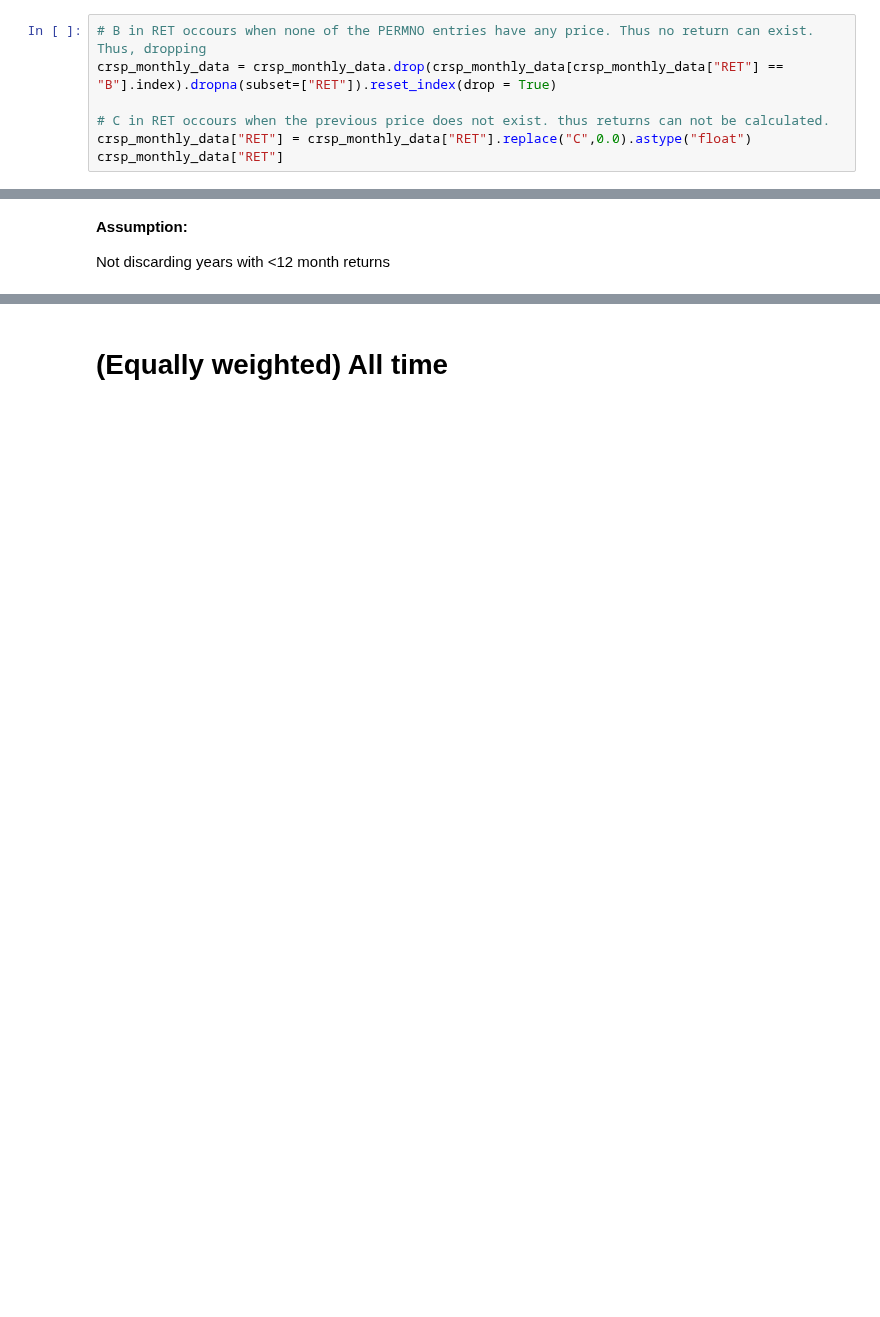
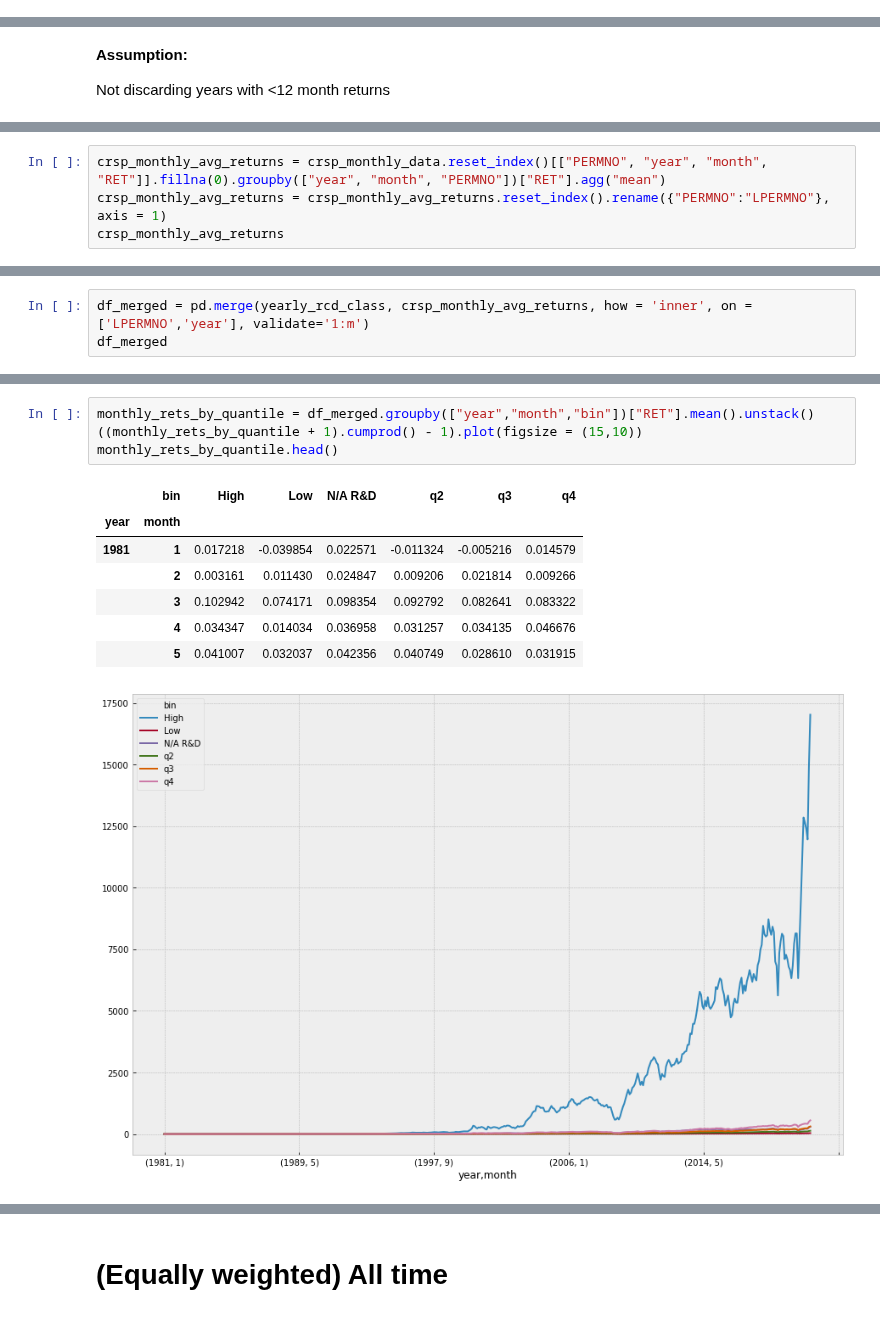
Before and after one commit to rohitashwachaks/finance, a Jupyter notebook: Titman/R&D.ipynb, the cells around one changed output, grey strips where cells are left out. Cells and saved outputs as stored; diff of their text form; blank space fills up the shorter version.

```diff
--- a/Titman/R&D.ipynb
+++ b/Titman/R&D.ipynb
@@ -232,7 +201,0 @@ crsp_monthly_data
-# %%
-# B in RET occours when none of the PERMNO entries have any price. Thus no return can exist. Thus, dropping
-crsp_monthly_data = crsp_monthly_data.drop(crsp_monthly_data[crsp_monthly_data["RET"] == "B"].index).dropna(subset=["RET"]).reset_index(drop = True)
-
-# C in RET occours when the previous price does not exist. thus returns can not be calculated.
-crsp_monthly_data["RET"] = crsp_monthly_data["RET"].replace("C",0.0).astype("float")
-crsp_monthly_data["RET"]
@@ -284,0 +206,4 @@ def get_brackets(array: pd.Series)->dict:
+# %%
+crsp_monthly_avg_returns = crsp_monthly_data.reset_index()[["PERMNO", "year", "month", "RET"]].fillna(0).groupby(["year", "month", "PERMNO"])["RET"].agg("mean")
+crsp_monthly_avg_returns = crsp_monthly_avg_returns.reset_index().rename({"PERMNO":"LPERMNO"}, axis = 1)
+crsp_monthly_avg_returns
@@ -284,0 +226,3 @@ def get_brackets(array: pd.Series)->dict:
+# %%
+df_merged = pd.merge(yearly_rcd_class, crsp_monthly_avg_returns, how = 'inner', on = ['LPERMNO','year'], validate='1:m')
+df_merged
@@ -284,0 +243,13 @@ def get_brackets(array: pd.Series)->dict:
+# %%
+monthly_rets_by_quantile = df_merged.groupby(["year","month","bin"])["RET"].mean().unstack()
+((monthly_rets_by_quantile + 1).cumprod() - 1).plot(figsize = (15,10))
+monthly_rets_by_quantile.head()
+# %% [output]
+|  | bin | High | Low | N/A R&D | q2 | q3 | q4 |
+| year | month |  |  |  |  |  |  |
+| 1981 | 1 | 0.017218 | -0.039854 | 0.022571 | -0.011324 | -0.005216 | 0.014579 |
+|  | 2 | 0.003161 | 0.011430 | 0.024847 | 0.009206 | 0.021814 | 0.009266 |
+|  | 3 | 0.102942 | 0.074171 | 0.098354 | 0.092792 | 0.082641 | 0.083322 |
+|  | 4 | 0.034347 | 0.014034 | 0.036958 | 0.031257 | 0.034135 | 0.046676 |
+|  | 5 | 0.041007 | 0.032037 | 0.042356 | 0.040749 | 0.028610 | 0.031915 |
+[figure, added]
```
Also changed, not shown: parts of 29 cells of this notebook, 1 other file.
